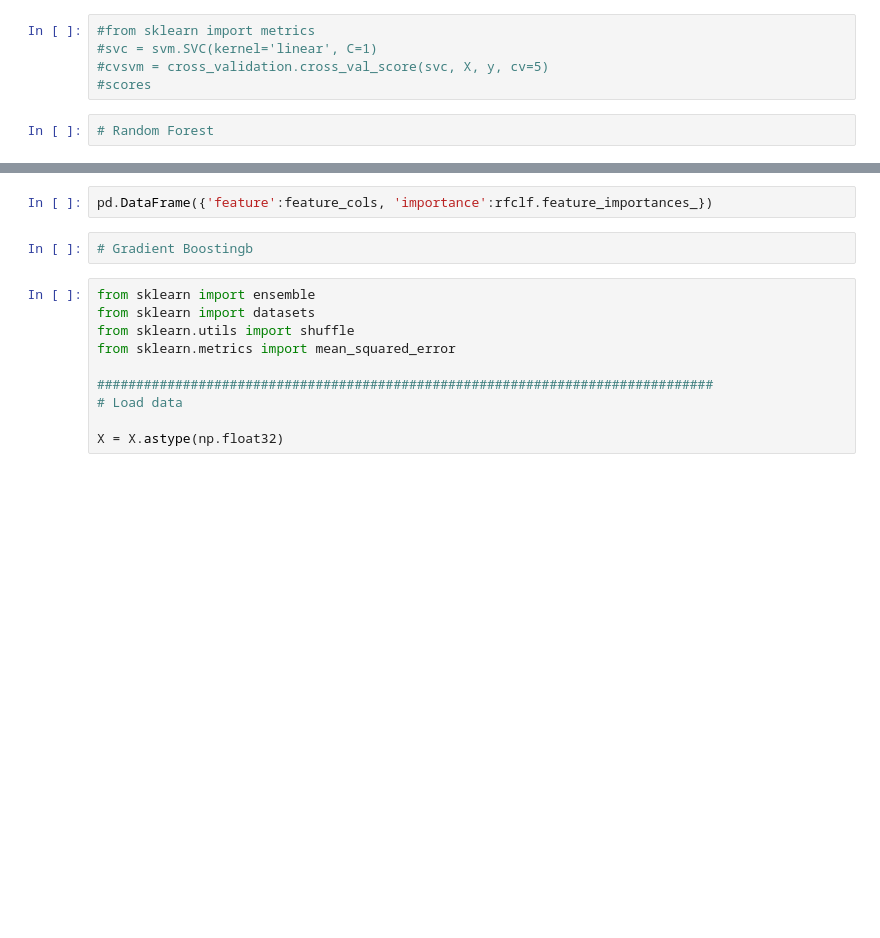
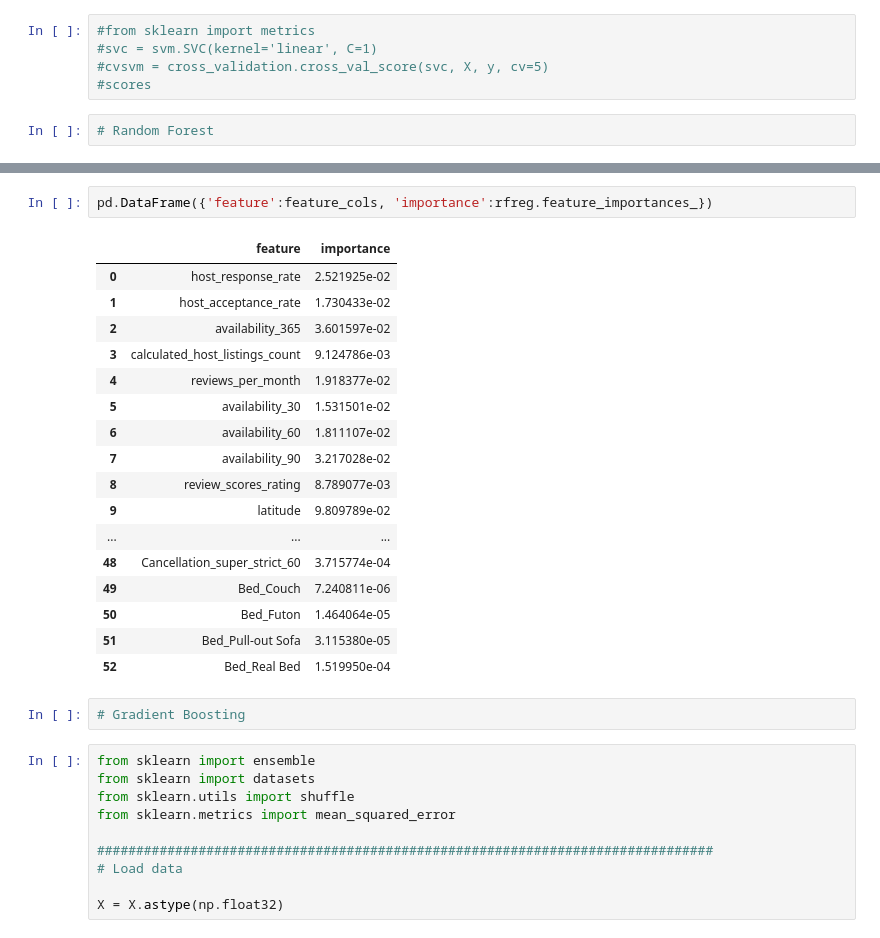
Before and after one commit to apguerrera/airbnb, a Jupyter notebook: airbnb-project-adrian-3.ipynb, the cells around one changed output, grey strips where cells are left out. Drawn from its saved outputs; the diff is of its cells as text; blank space fills up the shorter version.

```diff
--- a/airbnb-project-adrian-3.ipynb
+++ b/airbnb-project-adrian-3.ipynb
@@ -202,7 +231,25 @@ result.head(20)
 # %%
-pd.DataFrame({'feature':feature_cols, 'importance':rfclf.feature_importances_})
+pd.DataFrame({'feature':feature_cols, 'importance':rfreg.feature_importances_})
+# %% [output]
+|  | feature | importance |
+| 0 | host_response_rate | 2.521925e-02 |
+| 1 | host_acceptance_rate | 1.730433e-02 |
+| 2 | availability_365 | 3.601597e-02 |
+| 3 | calculated_host_listings_count | 9.124786e-03 |
+| 4 | reviews_per_month | 1.918377e-02 |
+| 5 | availability_30 | 1.531501e-02 |
+| 6 | availability_60 | 1.811107e-02 |
+| 7 | availability_90 | 3.217028e-02 |
+| 8 | review_scores_rating | 8.789077e-03 |
+| 9 | latitude | 9.809789e-02 |
+| ... | ... | ... |
+| 48 | Cancellation_super_strict_60 | 3.715774e-04 |
+| 49 | Bed_Couch | 7.240811e-06 |
+| 50 | Bed_Futon | 1.464064e-05 |
+| 51 | Bed_Pull-out Sofa | 3.115380e-05 |
+| 52 | Bed_Real Bed | 1.519950e-04 |
 # %%
-# Gradient Boostingb
+# Gradient Boosting
 # %%
 from sklearn import ensemble
 from sklearn import datasets
```
Also changed, not shown: parts of 19 cells of this notebook.
